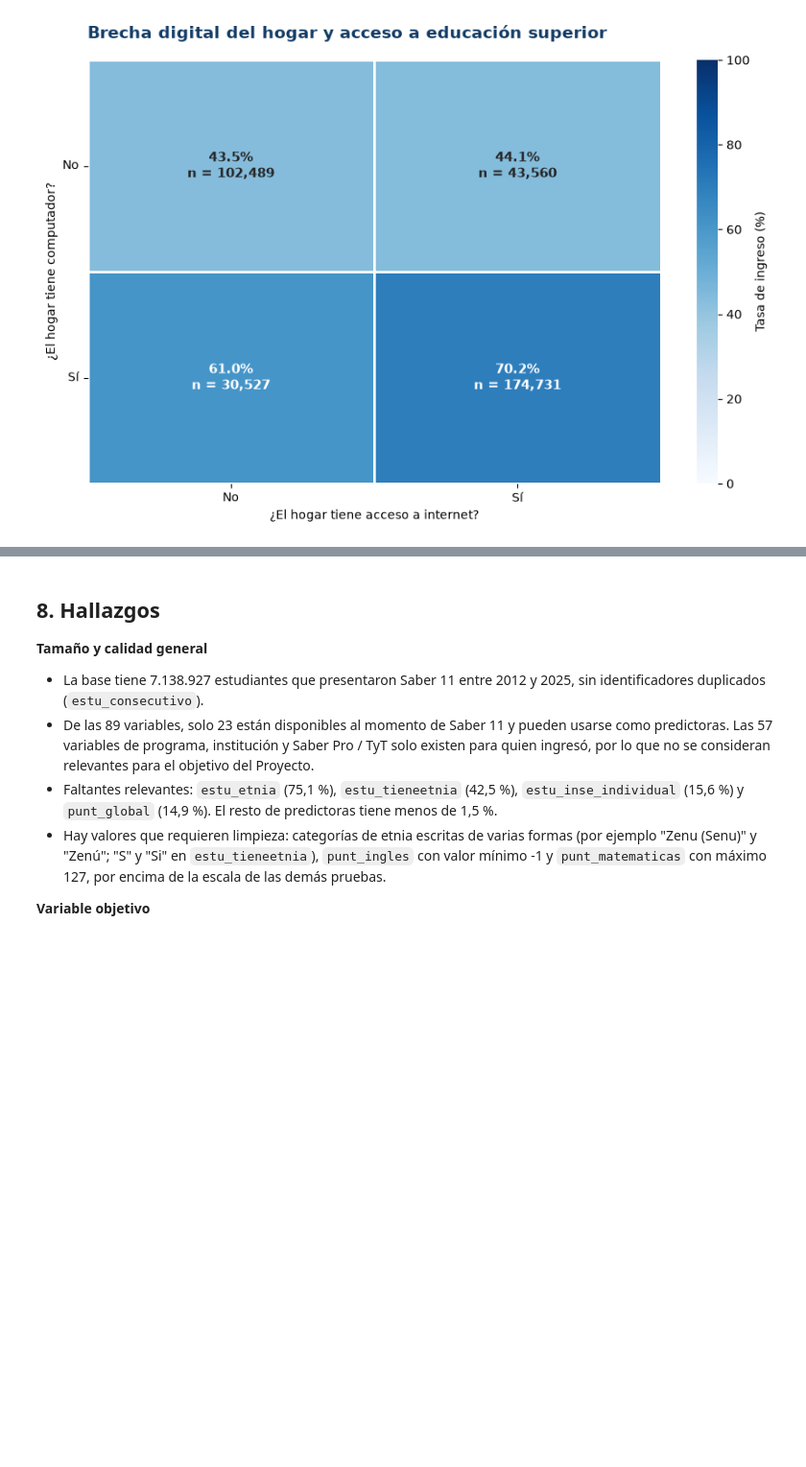
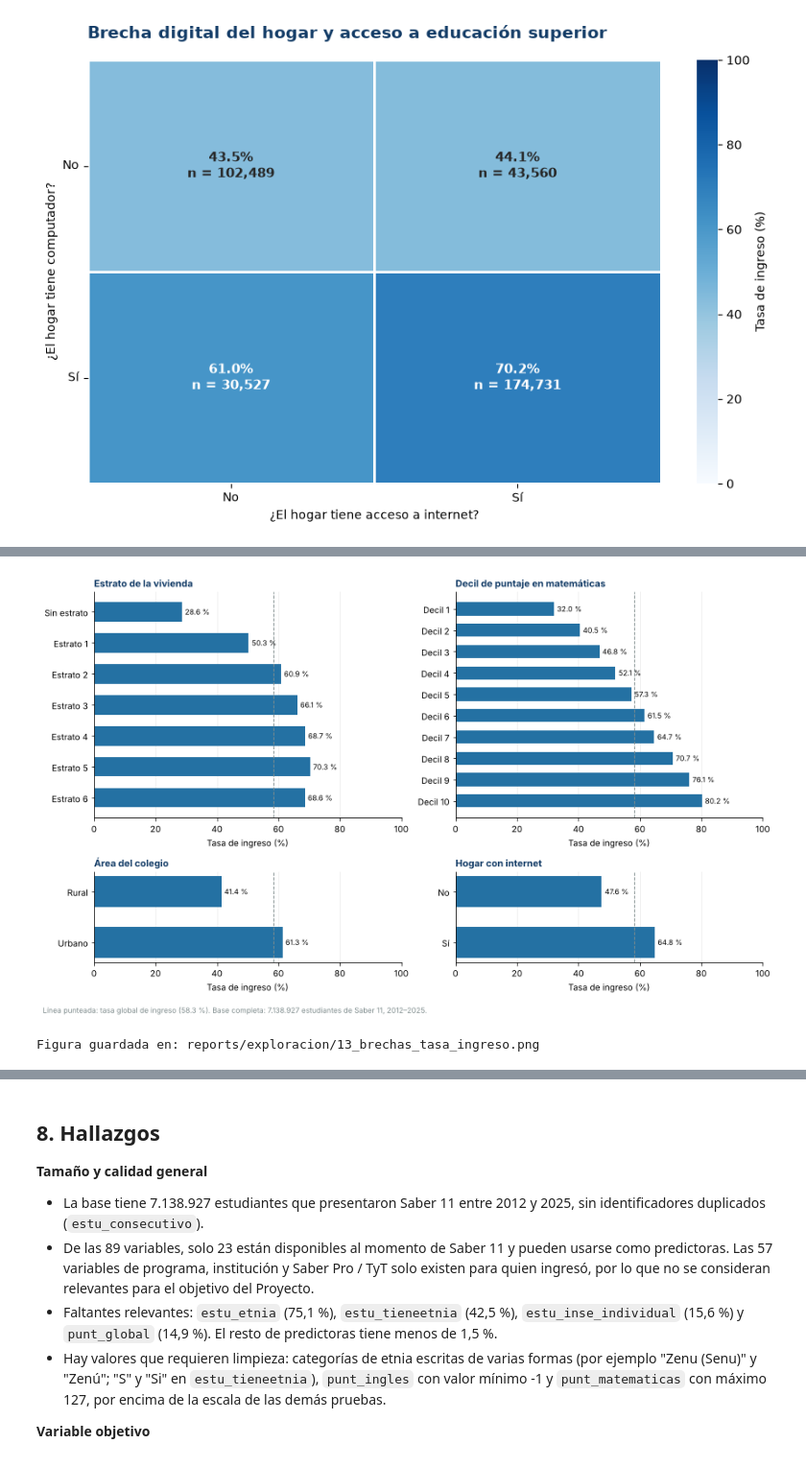
Before and after one commit to juanse919/PROYECTO-DESPLIEGUE, a Jupyter notebook: 01_Exploracion_Variables.ipynb, the cells around one changed output, grey strips where cells are left out. Shown at 96% size. Drawn from its saved outputs; the diff is of its cells as text; code cells hidden in the pictures; blank space fills up the shorter version.

```diff
--- a/01_Exploracion_Variables.ipynb
+++ b/01_Exploracion_Variables.ipynb
@@ -1054,0 +1059,59 @@ else:
+# %%
+# Panel de brechas: tasa de ingreso por estrato, decil de matemáticas, área e internet
+# Celda autocontenida: lee las tablas que el notebook ya guardó en reports/exploracion,
+# por lo que se puede ejecutar sin volver a procesar la base completa.
+from pathlib import Path
+import pandas as pd
+import matplotlib.pyplot as plt
+
+SALIDA = Path("reports") / "exploracion"
+azul = "#2471A3"
+azul_oscuro = "#123B66"
+gris = "#7F8C8D"
+
+anios = pd.read_csv(SALIDA / "tasa_año.csv")
+tasa_global = 100 * anios["Ingresaron"].sum() / anios["Estudiantes"].sum()
+
+estrato = pd.read_csv(SALIDA / "tasa_fami_estratovivienda.csv").dropna()
+estrato = estrato.sort_values("fami_estratovivienda")
+decil = pd.read_csv(SALIDA / "tasa_decil_matematicas.csv")
+area = pd.read_csv(SALIDA / "tasa_cole_area_ubicacion.csv").dropna()
+internet = pd.read_csv(SALIDA / "tasa_fami_tieneinternet.csv").dropna()
+
+paneles = [
+    ("Estrato de la vivienda",
+     ["Sin estrato" if e == 0 else f"Estrato {int(e)}" for e in estrato["fami_estratovivienda"]],
+     estrato["Tasa ingreso (%)"]),
+    ("Decil de puntaje en matemáticas",
+     [f"Decil {int(d)}" for d in decil["decil_mat"]], decil["enroll_full"]),
+    ("Área del colegio",
+     [a.capitalize() for a in area["cole_area_ubicacion"]], area["Tasa ingreso (%)"]),
+    ("Hogar con internet",
+     ["No" if v == 0 else "Sí" for v in internet["fami_tieneinternet"]], internet["Tasa ingreso (%)"]),
+]
+
+fig, ejes = plt.subplots(2, 2, figsize=(12, 7.2), gridspec_kw={"height_ratios": [10, 4]})
+for eje, (titulo, etiquetas, tasas) in zip(ejes.ravel(), paneles):
+    pos = range(len(etiquetas))
+    eje.barh(pos, tasas, color=azul, height=0.62)
+    eje.axvline(tasa_global, color=gris, lw=1, ls="--")
+    for p, v in zip(pos, tasas):
+        eje.text(v + 1, p, f"{v:.1f} %", va="center", fontsize=8.5)
+    eje.set_yticks(list(pos), etiquetas)
+    eje.invert_yaxis()
+    eje.set_xlim(0, 100)
+    eje.set_xlabel("Tasa de ingreso (%)")
+    eje.set_title(titulo, loc="left", fontsize=11, fontweight="bold", color=azul_oscuro)
+    eje.spines[["top", "right"]].set_visible(False)
+    eje.grid(axis="x", alpha=0.25)
+    eje.set_axisbelow(True)
+
+fig.text(0.01, 0.005, f"Línea punteada: tasa global de ingreso ({tasa_global:.1f} %). "
+         "Base completa: 7.138.927 estudiantes de Saber 11, 2012–2025.", fontsize=8.5, color=gris)
+plt.tight_layout(rect=(0, 0.03, 1, 1))
+fig.savefig(SALIDA / "13_brechas_tasa_ingreso.png", dpi=180, bbox_inches="tight")
+plt.show()
+print("Figura guardada en:", SALIDA / "13_brechas_tasa_ingreso.png")
+# %% [output]
+[figure, added]
+Figura guardada en: reports/exploracion/13_brechas_tasa_ingreso.png
```
Also changed, not shown: parts of 3 cells of this notebook, 5 other files.
